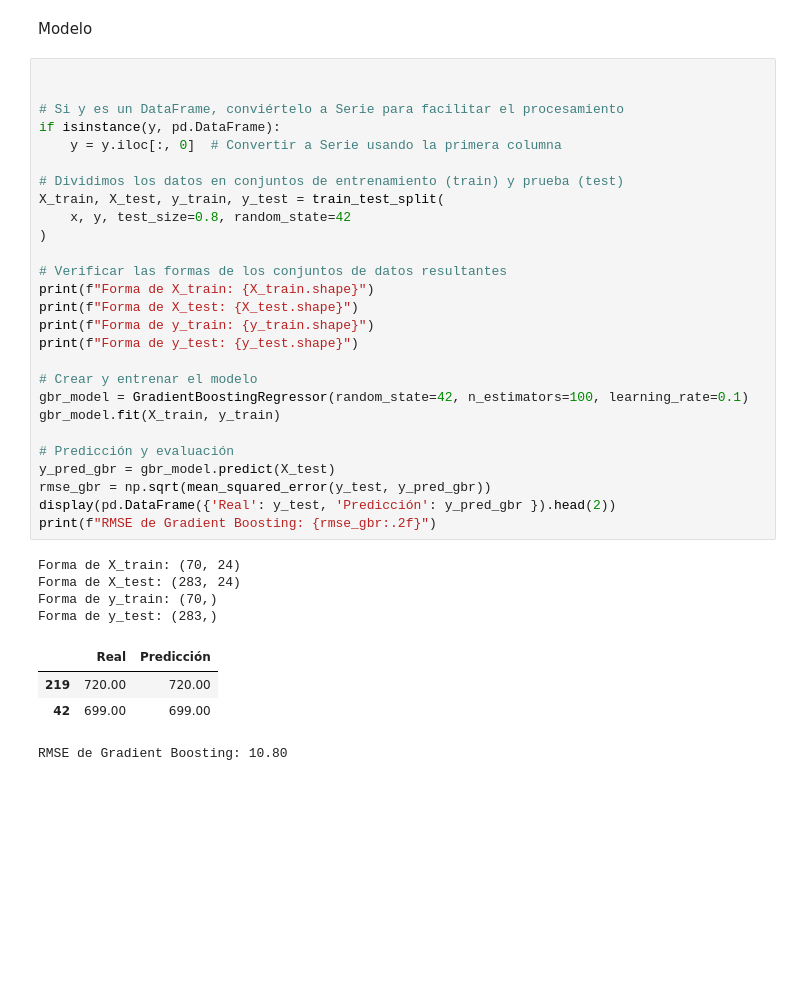
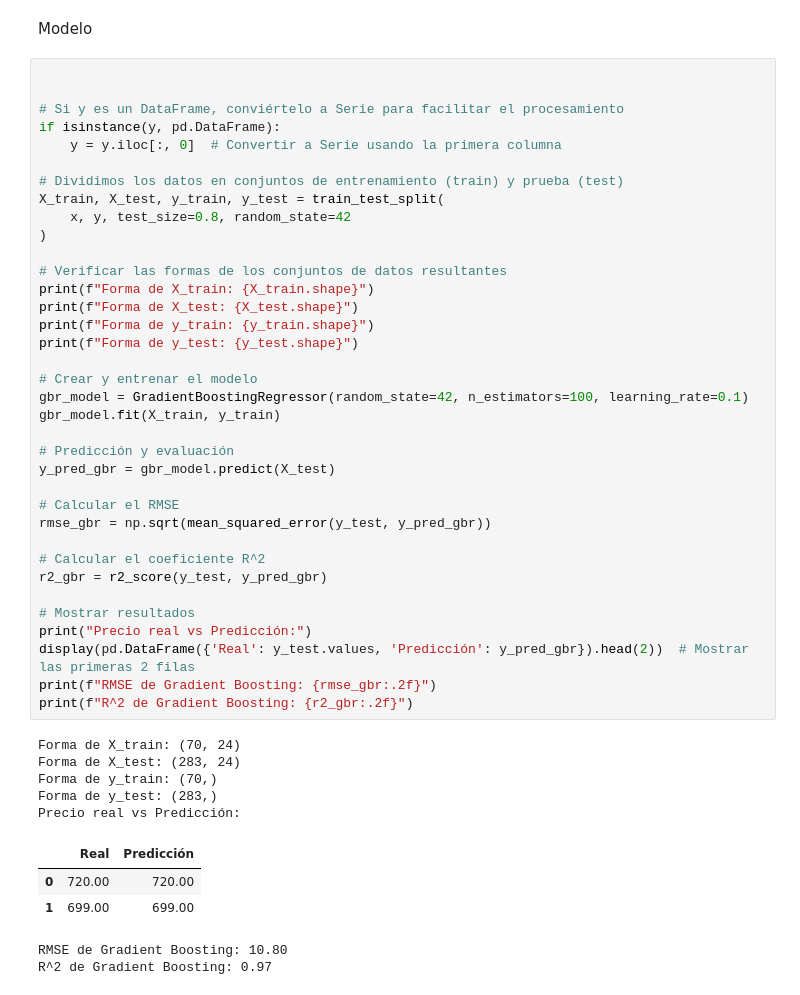
Before and after one commit to adrims10/Proyecto7-PrediccionCasas, a Jupyter notebook: 8-.Modelo3.ipynb, the cells around one changed output. Saved outputs shown, nothing was run; the diff lists cells and outputs as text; blank space fills up the shorter version.

```diff
--- a/8-.Modelo3.ipynb
+++ b/8-.Modelo3.ipynb
@@ -65,34 +65,45 @@ Modelo
 
 # Si y es un DataFrame, conviértelo a Serie para facilitar el procesamiento
 if isinstance(y, pd.DataFrame):
     y = y.iloc[:, 0]  # Convertir a Serie usando la primera columna
 
 # Dividimos los datos en conjuntos de entrenamiento (train) y prueba (test)
 X_train, X_test, y_train, y_test = train_test_split(
     x, y, test_size=0.8, random_state=42
 )
 
 # Verificar las formas de los conjuntos de datos resultantes
 print(f"Forma de X_train: {X_train.shape}")
 print(f"Forma de X_test: {X_test.shape}")
 print(f"Forma de y_train: {y_train.shape}")
 print(f"Forma de y_test: {y_test.shape}")
 
 # Crear y entrenar el modelo
 gbr_model = GradientBoostingRegressor(random_state=42, n_estimators=100, learning_rate=0.1)
 gbr_model.fit(X_train, y_train)
 
 # Predicción y evaluación
 y_pred_gbr = gbr_model.predict(X_test)
+
+# Calcular el RMSE
 rmse_gbr = np.sqrt(mean_squared_error(y_test, y_pred_gbr))
-display(pd.DataFrame({'Real': y_test, 'Predicción': y_pred_gbr }).head(2))
+
+# Calcular el coeficiente R^2
+r2_gbr = r2_score(y_test, y_pred_gbr)
+
+# Mostrar resultados
+print("Precio real vs Predicción:")
+display(pd.DataFrame({'Real': y_test.values, 'Predicción': y_pred_gbr}).head(2))  # Mostrar las primeras 2 filas
 print(f"RMSE de Gradient Boosting: {rmse_gbr:.2f}")
+print(f"R^2 de Gradient Boosting: {r2_gbr:.2f}")
 # %% [output]
 Forma de X_train: (70, 24)
 Forma de X_test: (283, 24)
 Forma de y_train: (70,)
 Forma de y_test: (283,)
+Precio real vs Predicción:
 |  | Real | Predicción |
-| 219 | 720.00 | 720.00 |
-| 42 | 699.00 | 699.00 |
+| 0 | 720.00 | 720.00 |
+| 1 | 699.00 | 699.00 |
 RMSE de Gradient Boosting: 10.80
+R^2 de Gradient Boosting: 0.97
```
Also changed, not shown: 8 other files.
